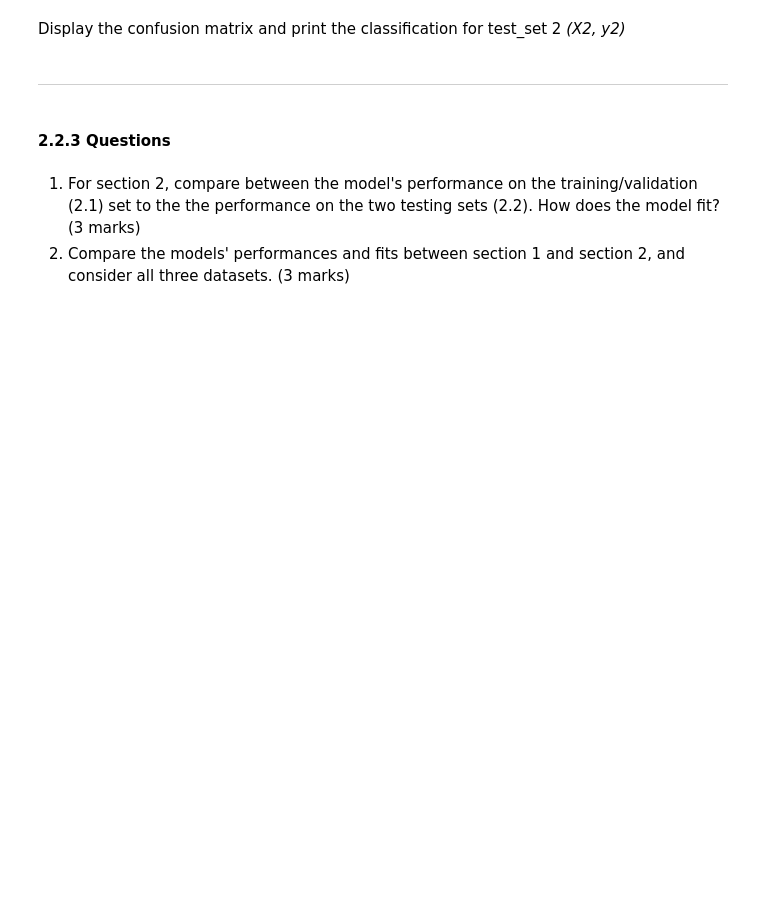
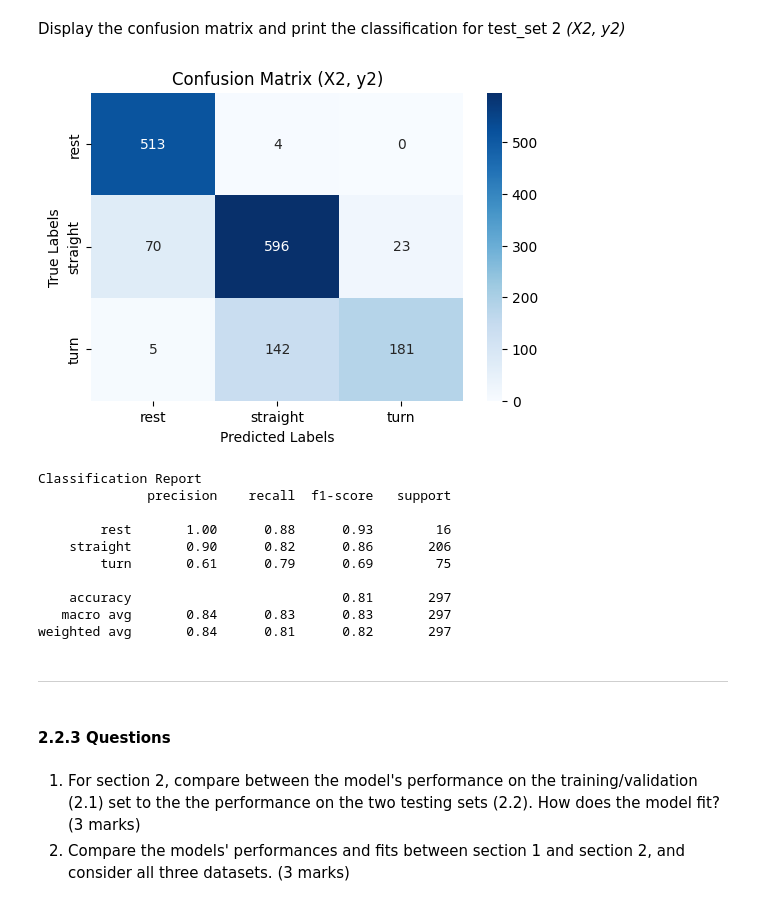
Before and after one commit to hanifbhuian/ENGG680_Fall24_Assignment4, a Jupyter notebook: Assignment 4.ipynb, the cells around one changed output. Cells and saved outputs as stored; diff of their text form; code cells hidden in the pictures; blank space fills up the shorter version.

```diff
--- a/Assignment 4.ipynb
+++ b/Assignment 4.ipynb
@@ -441,5 +441,7 @@ From the *cv_set* dataframe, extract the selected features, listed below, and lo
 # %%
 # TODO - Load selected features from cv_set to X
 # (1 marks)
-#X =
+selected_features = ['ax_var', 'ay_var', 'az_sum', 'a_sum', 'gz_var']
+X = cv_set[selected_features]  # Extract only the selected feature columns
+
 X.head(2)
@@ -505,5 +593,7 @@ X1.head(2)
 # %%
 # TODO - Load the target vector from test_set2 into y2, and the selected features from test_set2 into X2
-# y2 =
-# X2 =
+y2 = test_set2['motion_state']  # Load the target vector
+X2 = test_set2[selected_features]  # Load only the selected features
+
+# Display the first two rows of X2 to verify
 X2.head(2)
@@ -528,3 +651,31 @@ Display the confusion matrix and print the classification for test_set 2 *(X2, y
+# %%
+# TODO - Display confusion matrix and print classification report for (X2, y2)
+y2_pred = grid.best_estimator_.predict(X2)
+
+# Display confusion matrix
+conf_matrix4 = confusion_matrix(y2, y2_pred)
+plt.figure(figsize=(6, 4))
+sns.heatmap(conf_matrix3, annot=True, fmt='d', cmap='Blues', xticklabels=['rest', 'straight', 'turn'], yticklabels=['rest', 'straight', 'turn'])
+plt.title("Confusion Matrix (X2, y2)")
+plt.xlabel("Predicted Labels")
+plt.ylabel("True Labels")
+plt.show()
+
+# Print classification report with zero_division parameter
+print("Classification Report")
+print(classification_report(y2, y2_pred, zero_division=0))
+# %% [output]
+[figure, added]
+Classification Report
+              precision    recall  f1-score   support
+
+        rest       1.00      0.88      0.93        16
+    straight       0.90      0.82      0.86       206
+        turn       0.61      0.79      0.69        75
+
+    accuracy                           0.81       297
+   macro avg       0.84      0.83      0.83       297
+weighted avg       0.84      0.81      0.82       297
 # %% [markdown]
 ___
 # %% [markdown]
```
Also changed, not shown: parts of 28 cells of this notebook.
